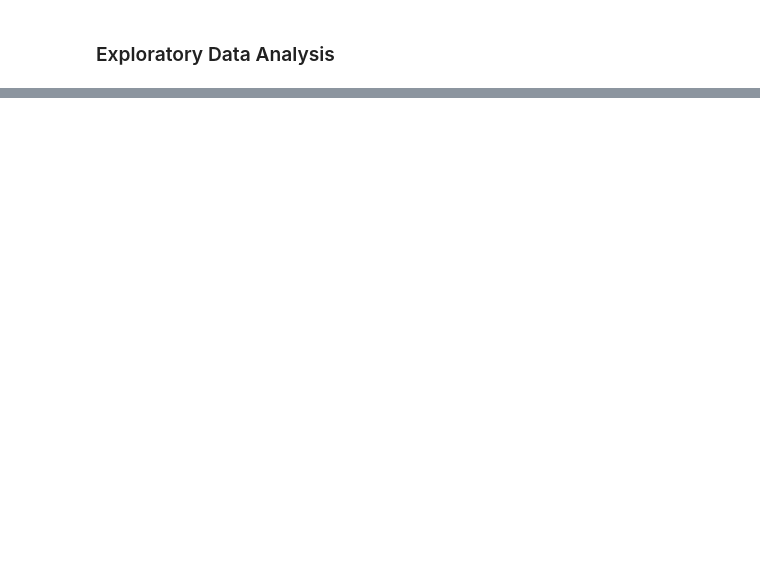
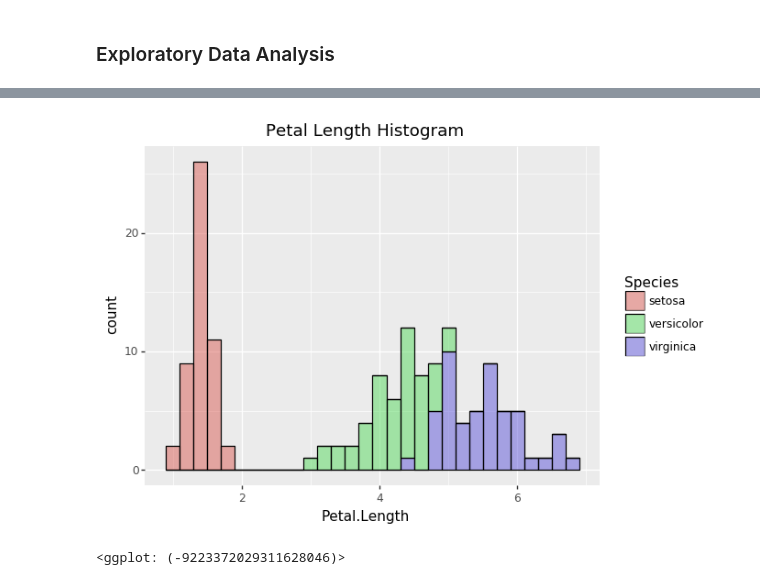
Before and after one commit to thiyangt/pythonEDA, a Jupyter notebook: irisPython.ipynb, the cells around one changed output, grey strips where cells are left out. Saved outputs shown, nothing was run; the diff lists cells and outputs as text; code cells hidden in the pictures; blank space fills up the shorter version.

```diff
--- a/irisPython.ipynb
+++ b/irisPython.ipynb
@@ -67,0 +99,5 @@ iris.tail()
+# %%
+ ggplot(iris, aes('Petal.Length', fill = 'Species')) + geom_histogram(binwidth = .2, colour = "black", alpha = .5) + ggtitle("Petal Length Histogram")
+# %% [output]
+[figure, added]
+<ggplot: (-9223372029311628046)>
```
Also changed, not shown: parts of 11 cells of this notebook.
